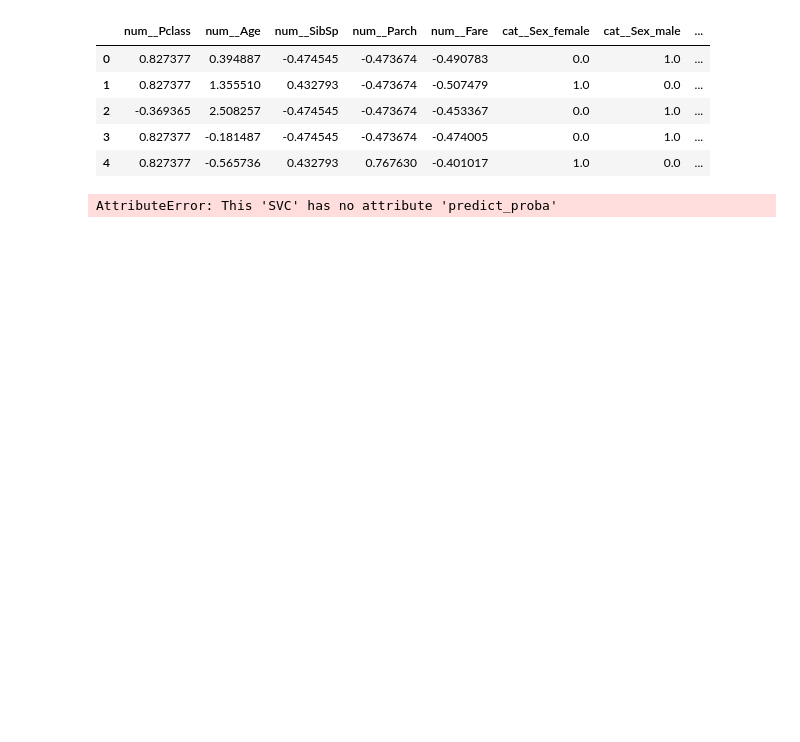
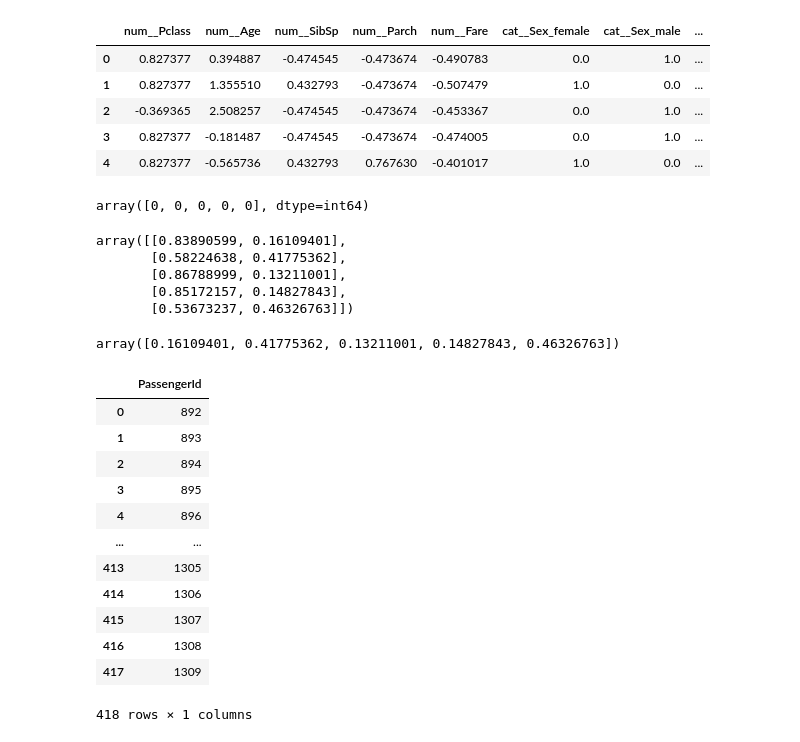
Before and after one commit to JagtapT/VS-code-6pm-weekend, a Jupyter notebook: Algo Evaluation/algoEvaluation.ipynb, the cells around one changed output. Drawn from its saved outputs; the diff is of its cells as text; code cells hidden in the pictures; blank space fills up the shorter version.

```diff
--- a/Algo Evaluation/algoEvaluation.ipynb
+++ b/Algo Evaluation/algoEvaluation.ipynb
@@ -246,6 +246,6 @@ results_df.sort_values(by='train_cv', ascending=False)
 # %% [markdown]
 ## From above the SVM model has best F1 macro cv score of 0.8043
 # %%
-best_model = SVC()
+best_model = SVC(probability=True)
 best_model.fit(xtrain, ytrain)
 # %% [output]
@@ -344,5 +344,20 @@ xnew_pre.head()
 preds = best_model.predict(xnew_pre)
 # %%
 probs = best_model.predict_proba(xnew_pre)
-# %% [output]
-AttributeError: This 'SVC' has no attribute 'predict_proba'
+# %%
+preds[0:5]
+# %% [output]
+array([0, 0, 0, 0, 0], dtype=int64)
+# %%
+probs[0:5]
+# %% [output]
+array([[0.83890599, 0.16109401],
+       [0.58224638, 0.41775362],
+       [0.86788999, 0.13211001],
+       [0.85172157, 0.14827843],
+       [0.53673237, 0.46326763]])
+# %%
+prob_sur = probs[:,1]
+prob_sur[0:5]
+# %% [output]
+array([0.16109401, 0.41775362, 0.13211001, 0.14827843, 0.46326763])
@@ -348,0 +367,17 @@ AttributeError: This 'SVC' has no attribute 'predict_proba'
+# %%
+df_final = xnew[['PassengerId']]
+df_final
+# %% [output]
+|  | PassengerId |
+| 0 | 892 |
+| 1 | 893 |
+| 2 | 894 |
+| 3 | 895 |
+| 4 | 896 |
+| ... | ... |
+| 413 | 1305 |
+| 414 | 1306 |
+| 415 | 1307 |
+| 416 | 1308 |
+| 417 | 1309 |
+418 rows × 1 columns
```
Also changed, not shown: parts of 7 cells of this notebook, 2 other files.
